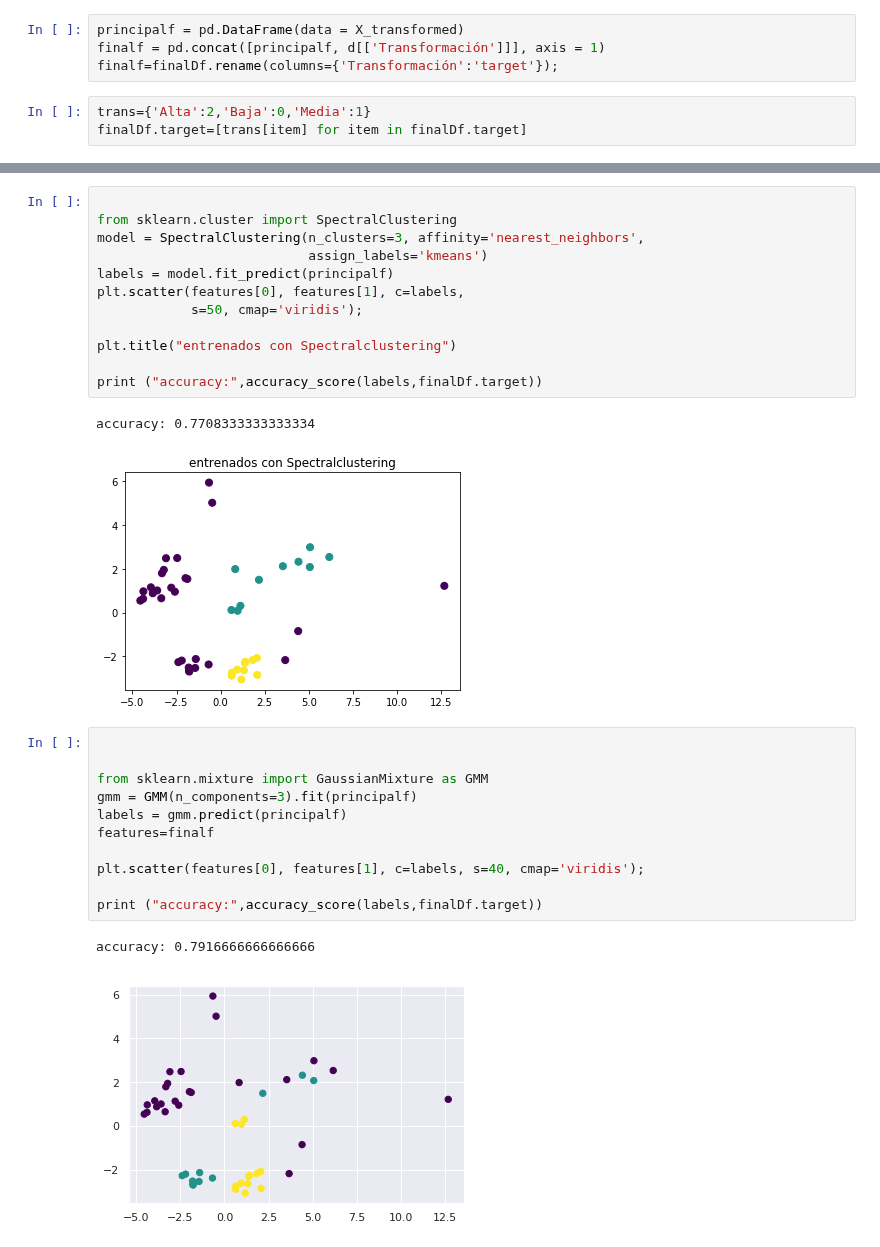
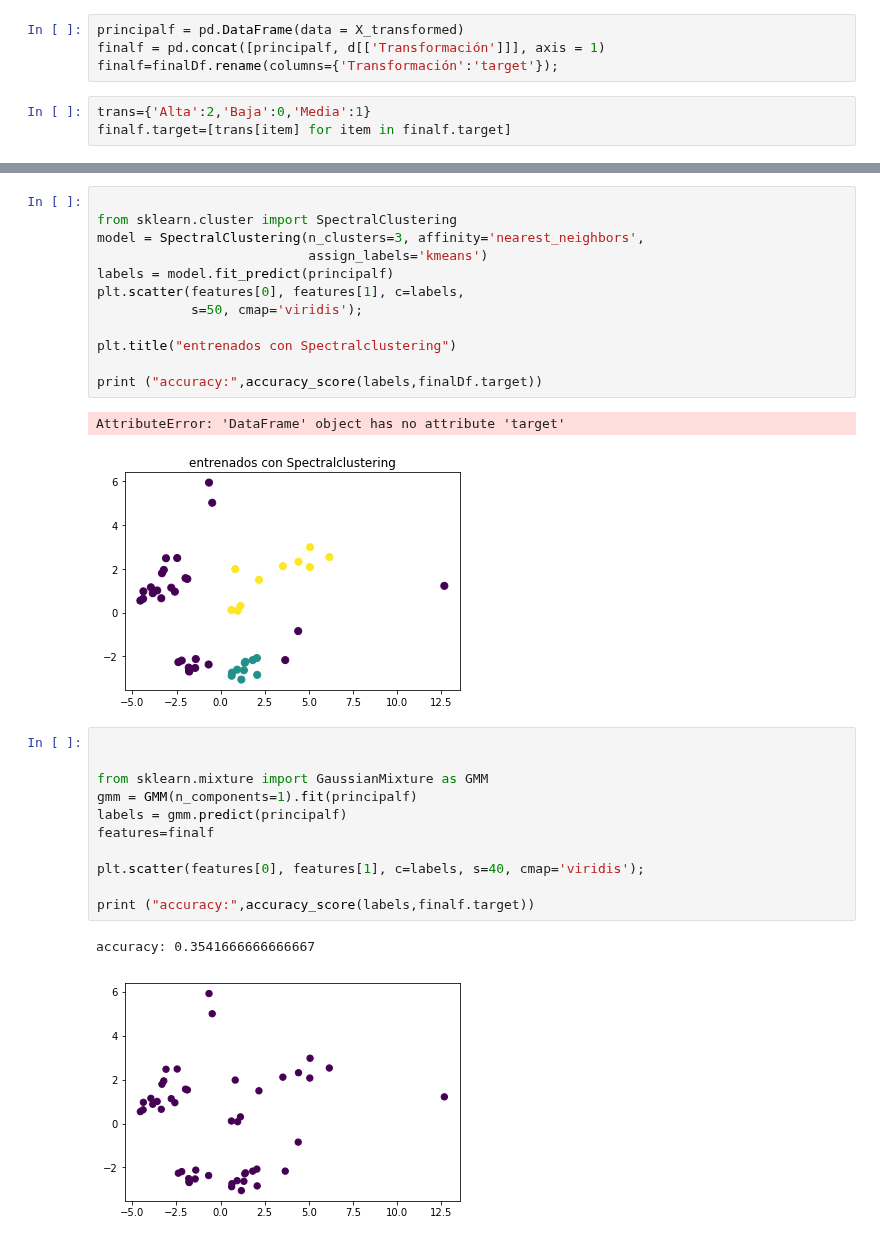
Before and after one commit to David9203/supervi, a Jupyter notebook: GMMHMM/Datosprofe.ipynb, the cells around one changed output, grey strips where cells are left out. Cells and saved outputs as stored; diff of their text form.

```diff
--- a/GMMHMM/Datosprofe.ipynb
+++ b/GMMHMM/Datosprofe.ipynb
@@ -124,4 +115,4 @@ finalf = pd.concat([principalf, d[['Transformación']]], axis = 1)
 finalf=finalDf.rename(columns={'Transformación':'target'});
 # %%
 trans={'Alta':2,'Baja':0,'Media':1}
-finalDf.target=[trans[item] for item in finalDf.target]
+finalf.target=[trans[item] for item in finalf.target]
@@ -221,19 +191,19 @@ plt.title("entrenados con Spectralclustering")
 
 print ("accuracy:",accuracy_score(labels,finalDf.target))
 # %% [output]
-accuracy: 0.7708333333333334
+AttributeError: 'DataFrame' object has no attribute 'target'
-[figure, old version]
+[figure, new version]
 # %%
 
 
 from sklearn.mixture import GaussianMixture as GMM
-gmm = GMM(n_components=3).fit(principalf)
+gmm = GMM(n_components=1).fit(principalf)
 labels = gmm.predict(principalf)
 features=finalf
 
 plt.scatter(features[0], features[1], c=labels, s=40, cmap='viridis');
 
-print ("accuracy:",accuracy_score(labels,finalDf.target))
+print ("accuracy:",accuracy_score(labels,finalf.target))
 # %% [output]
-accuracy: 0.7916666666666666
+accuracy: 0.3541666666666667
-[figure, old version]
+[figure, new version]
```
Also changed, not shown: parts of 15 cells of this notebook, 2 other files.
